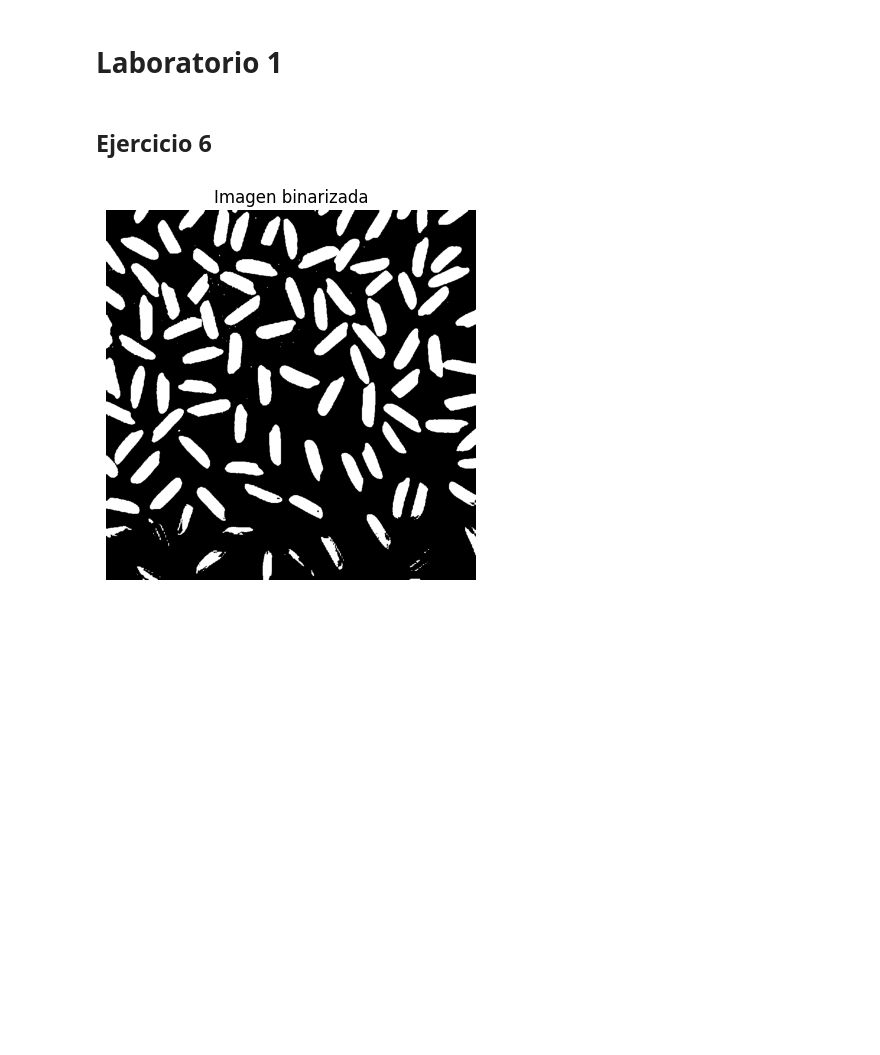
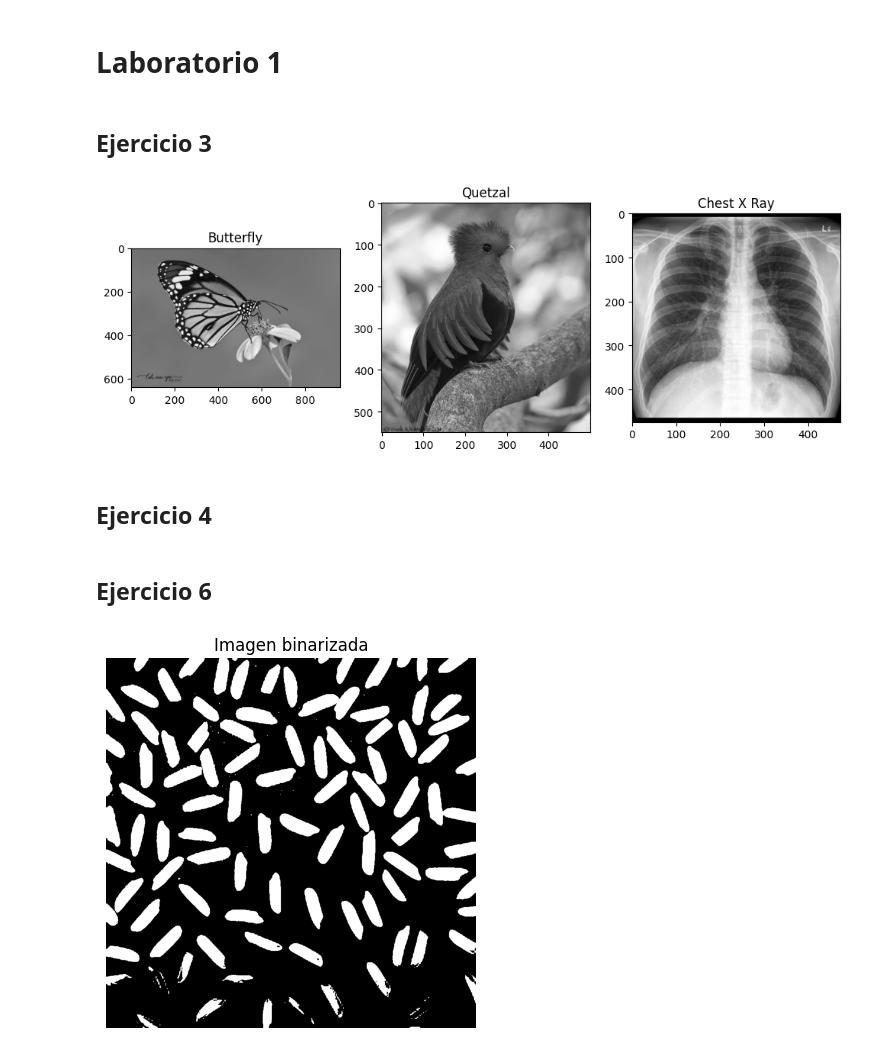
Before and after one commit to MGonza20/Lab01_VC_UVG, a Jupyter notebook: lab1.ipynb, the cells around one changed output. Saved outputs shown, nothing was run; the diff lists cells and outputs as text; code cells hidden in the pictures; blank space fills up the shorter version.

```diff
--- a/lab1.ipynb
+++ b/lab1.ipynb
@@ -9,6 +9,32 @@ import skimage as sk
 from matplotlib import pyplot as plt
 from skimage.filters import thresholding as th
 from skimage import morphology as mp
+# %% [markdown]
+## Ejercicio 3
+# %%
+image1 = cv.imread('images/butterfly.jpeg', cv.IMREAD_GRAYSCALE)
+image2 = cv.imread('images/quetzalgris.png', cv.IMREAD_GRAYSCALE)
+image3 = cv.imread('images/chestXray.jpeg', cv.IMREAD_GRAYSCALE)
+
+plt.figure(figsize=(12,4))
+
+plt.subplot(131)
+plt.imshow(image1, cmap='gray')
+plt.title('Butterfly')
+
+plt.subplot(132)
+plt.imshow(image2, cmap='gray')
+plt.title('Quetzal')
+
+plt.subplot(133)
+plt.imshow(image3, cmap='gray')
+plt.title('Chest X Ray')
+
+plt.show()
+# %% [output]
+[figure, added]
+# %% [markdown]
+## Ejercicio 4
 # %% [markdown]
 ## Ejercicio 6
 # %%
```
